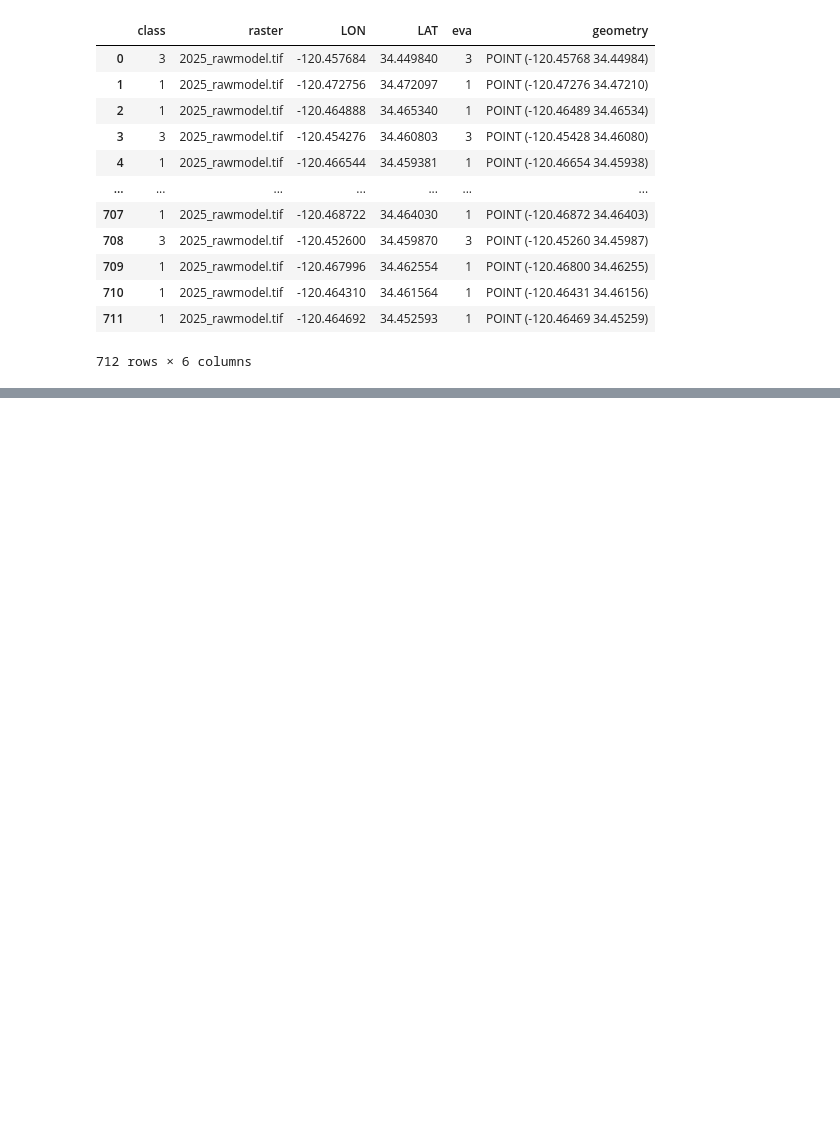
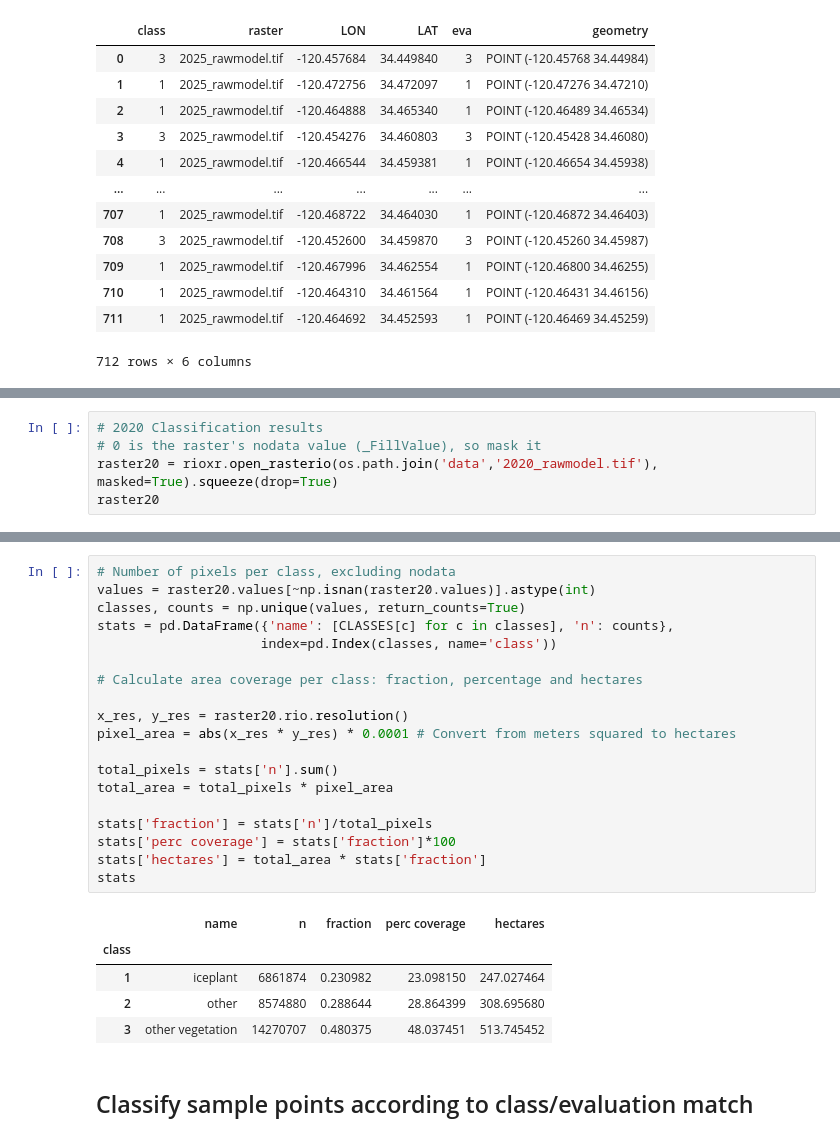
Before and after one commit to carmengg/iceplant-results-revision, a Jupyter notebook: accuracy-metrics-2025.ipynb, the cells around one changed output, grey strips where cells are left out. Drawn from its saved outputs; the diff is of its cells as text; blank space fills up the shorter version.

Commit message:
Add cells for 2020 and saving classification points

```diff
--- a/accuracy-metrics-2025.ipynb
+++ b/accuracy-metrics-2025.ipynb
@@ -107,0 +157,5 @@ Next steps:
+# %%
+# 2020 Classification results
+# 0 is the raster's nodata value (_FillValue), so mask it
+raster20 = rioxr.open_rasterio(os.path.join('data','2020_rawmodel.tif'), masked=True).squeeze(drop=True)
+raster20
@@ -107,0 +173,27 @@ Next steps:
+# %%
+# Number of pixels per class, excluding nodata
+values = raster20.values[~np.isnan(raster20.values)].astype(int)
+classes, counts = np.unique(values, return_counts=True)
+stats = pd.DataFrame({'name': [CLASSES[c] for c in classes], 'n': counts},
+                     index=pd.Index(classes, name='class'))
+
+# Calculate area coverage per class: fraction, percentage and hectares
+
+x_res, y_res = raster20.rio.resolution()
+pixel_area = abs(x_res * y_res) * 0.0001 # Convert from meters squared to hectares
+
+total_pixels = stats['n'].sum()
+total_area = total_pixels * pixel_area
+
+stats['fraction'] = stats['n']/total_pixels
+stats['perc coverage'] = stats['fraction']*100
+stats['hectares'] = total_area * stats['fraction']
+stats
+# %% [output]
+|  | name | n | fraction | perc coverage | hectares |
+| class |  |  |  |  |  |
+| 1 | iceplant | 6861874 | 0.230982 | 23.098150 | 247.027464 |
+| 2 | other | 8574880 | 0.288644 | 28.864399 | 308.695680 |
+| 3 | other vegetation | 14270707 | 0.480375 | 48.037451 | 513.745452 |
+# %% [markdown]
+## Classify sample points according to class/evaluation match
```
Also changed, not shown: parts of 13 cells of this notebook.
